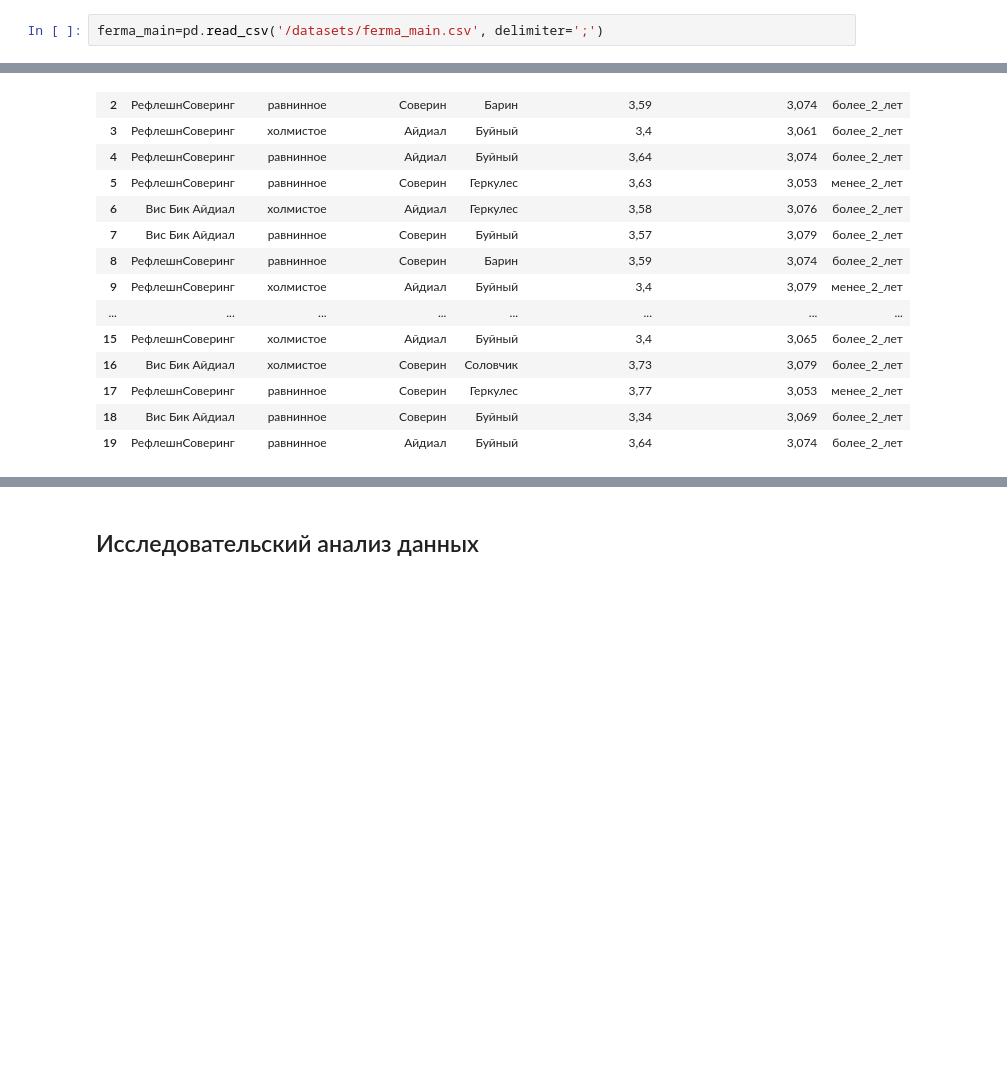
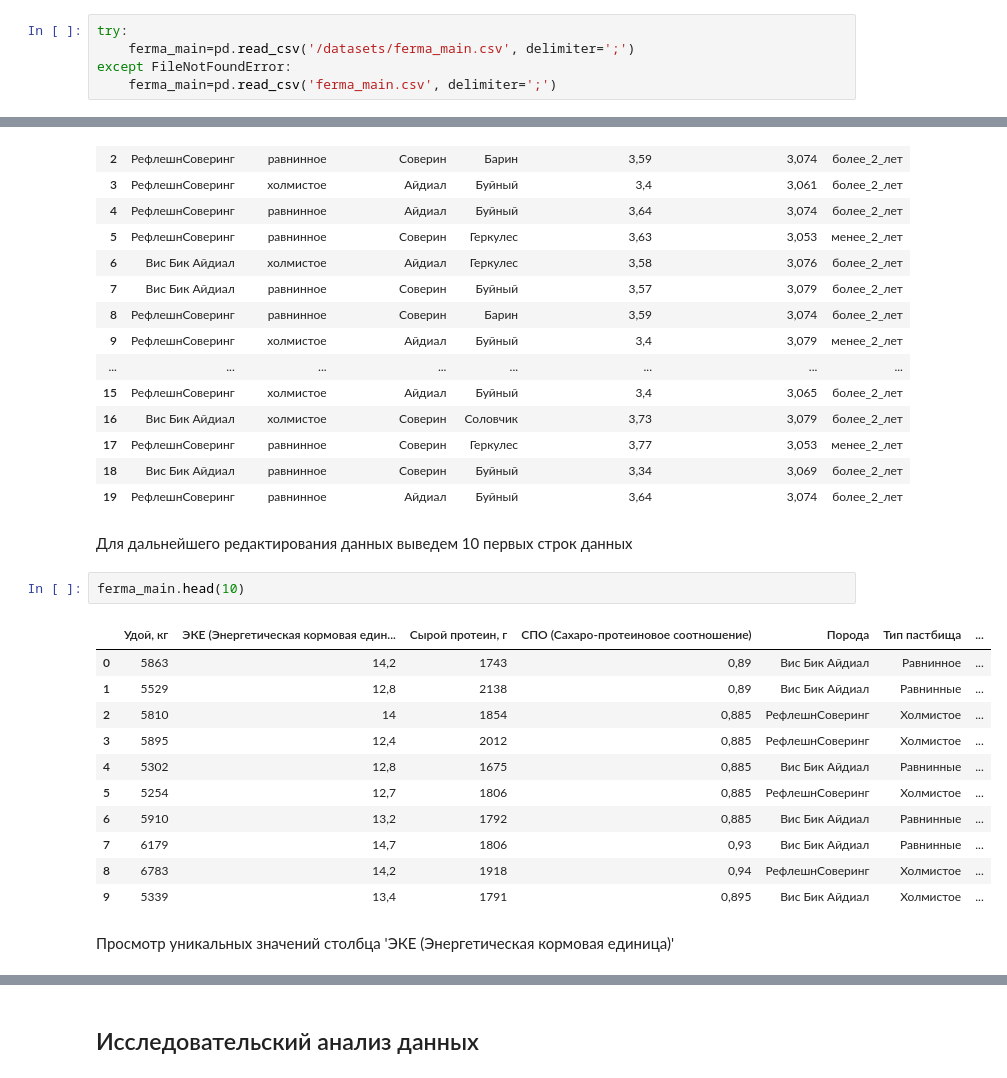
Before and after one commit to butuzovzeleboba/Linear-models-in-machine-learning, a Jupyter notebook: Linear models in machine learning.ipynb, the cells around one changed output, grey strips where cells are left out. Saved outputs shown, nothing was run; the diff lists cells and outputs as text; blank space fills up the shorter version.

```diff
--- a/Linear models in machine learning.ipynb
+++ b/Linear models in machine learning.ipynb
@@ -7,7 +7,10 @@ import pandas as pd
 # %% [markdown]
 Загрузка данных 'ferma_main.csv'
 # %%
-ferma_main=pd.read_csv('/datasets/ferma_main.csv', delimiter=';')
+try:
+    ferma_main=pd.read_csv('/datasets/ferma_main.csv', delimiter=';')
+except FileNotFoundError:
+    ferma_main=pd.read_csv('ferma_main.csv', delimiter=';')
 # %% [markdown]
 Загрузка данных 'ferma_dad.csv'
 # %%
@@ -166,3 +175,21 @@ cow_buy
 | 17 | РефлешнСоверинг | равнинное | Соверин | Геркулес | 3,77 | 3,053 | менее_2_лет |
 | 18 | Вис Бик Айдиал | равнинное | Соверин | Буйный | 3,34 | 3,069 | более_2_лет |
 | 19 | РефлешнСоверинг | равнинное | Айдиал | Буйный | 3,64 | 3,074 | более_2_лет |
+# %% [markdown]
+Для дальнейшего редактирования данных выведем 10 первых строк данных
+# %%
+ferma_main.head(10)
+# %% [output]
+|  | Удой, кг | ЭКЕ (Энергетическая кормовая един... | Сырой протеин, г | СПО (Сахаро-протеиновое соотношение) | Порода | Тип пастбища | ... |
+| 0 | 5863 | 14,2 | 1743 | 0,89 | Вис Бик Айдиал | Равнинное | ... |
+| 1 | 5529 | 12,8 | 2138 | 0,89 | Вис Бик Айдиал | Равнинные | ... |
+| 2 | 5810 | 14 | 1854 | 0,885 | РефлешнСоверинг | Холмистое | ... |
+| 3 | 5895 | 12,4 | 2012 | 0,885 | РефлешнСоверинг | Холмистое | ... |
+| 4 | 5302 | 12,8 | 1675 | 0,885 | Вис Бик Айдиал | Равнинные | ... |
+| 5 | 5254 | 12,7 | 1806 | 0,885 | РефлешнСоверинг | Холмистое | ... |
+| 6 | 5910 | 13,2 | 1792 | 0,885 | Вис Бик Айдиал | Равнинные | ... |
+| 7 | 6179 | 14,7 | 1806 | 0,93 | Вис Бик Айдиал | Равнинные | ... |
+| 8 | 6783 | 14,2 | 1918 | 0,94 | РефлешнСоверинг | Холмистое | ... |
+| 9 | 5339 | 13,4 | 1791 | 0,895 | Вис Бик Айдиал | Холмистое | ... |
+# %% [markdown]
+Просмотр уникальных значений столбца 'ЭКЕ (Энергетическая кормовая единица)'
```
Also changed, not shown: parts of 67 cells of this notebook.
